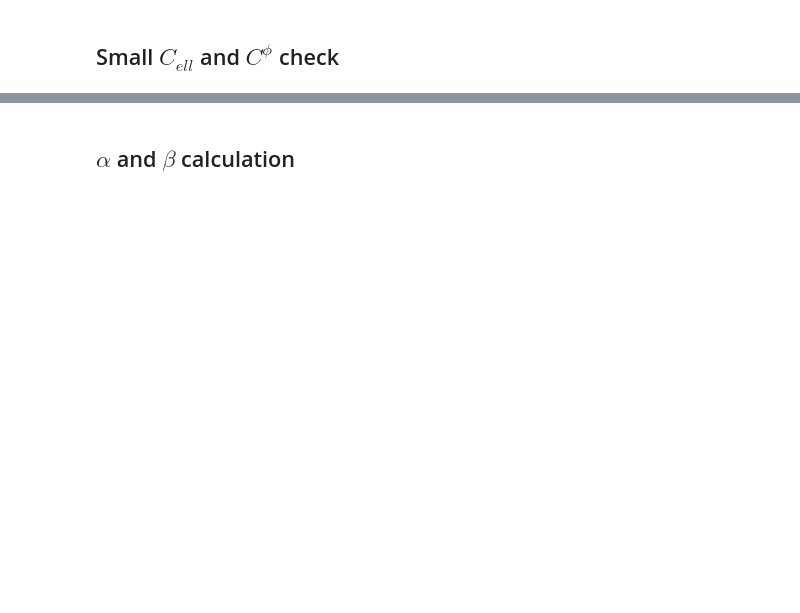
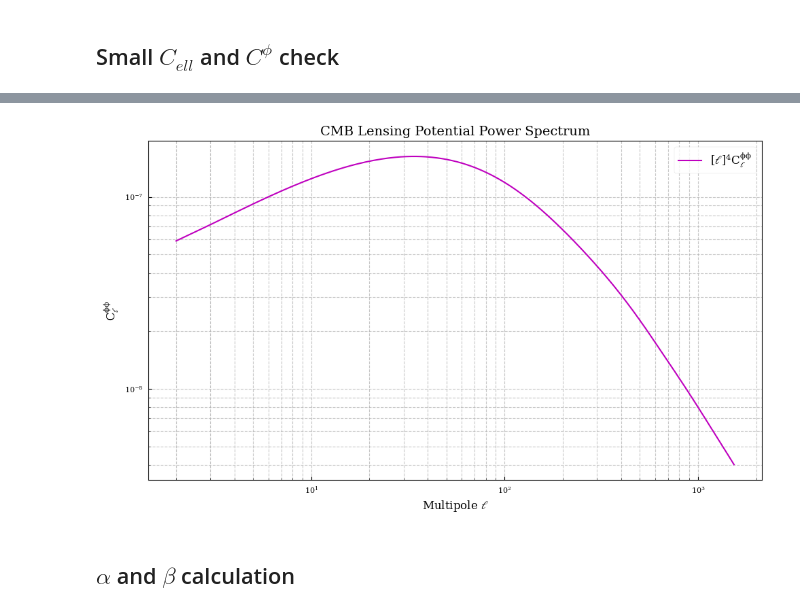
Before and after one commit to JBrandonS/MLPNG, a Jupyter notebook: lens_test.ipynb, the cells around one changed output, grey strips where cells are left out. Cells and saved outputs as stored; diff of their text form; code cells hidden in the pictures; blank space fills up the shorter version.

```diff
--- a/lens_test.ipynb
+++ b/lens_test.ipynb
@@ -467,3 +551,37 @@ plt.show()
+# %%
+fig, ax = plt.subplots(figsize=(10, 6))
+
+# Plot lensing potential with log-y scaling
+ells = np.arange(len(cl_phi))
+# ax.semilogy(ells, cl_phi, "g-", lw=1.5, label=r"Lensing potential $C_\ell^{\phi\phi}$")
+
+fl = (ells * (ells + 1)) ** 2
+scaled_cl_phi = cl_phi * fl / 2 / np.pi
+ax.loglog(
+    ells[2:],
+    scaled_cl_phi[2:],
+    "m-",
+    lw=1.5,
+    label=r"$[\ell]^4 C_\ell^{\phi\phi}$",
+)
+# Formatting
+ax.set_xlabel(r"Multipole $\ell$", fontsize=12)
+ax.set_ylabel(r"$C_\ell^{\phi\phi}$", fontsize=12)
+ax.set_title("CMB Lensing Potential Power Spectrum", fontsize=14)
+ax.grid(which="both", linestyle="--", alpha=0.7)
+ax.legend(fontsize=12)
+
+# Set x-axis range to start from ℓ=2
+# ax.set_xlim(2, len(cl_phi) - 1)
+
+# Adjust x-axis ticks to be more readable
+# ax.set_xticks([2, 10, 100, 500, 1000])
+# ax.get_xaxis().set_major_formatter(plt.ScalarFormatter())
+
+plt.tight_layout()
+plt.show()
+# %% [output]
+[figure, added]
 # %% [markdown]
 ## $\alpha$ and $\beta$ calculation
 # %%
```
Also changed, not shown: parts of 31 cells of this notebook, 17 other files.
